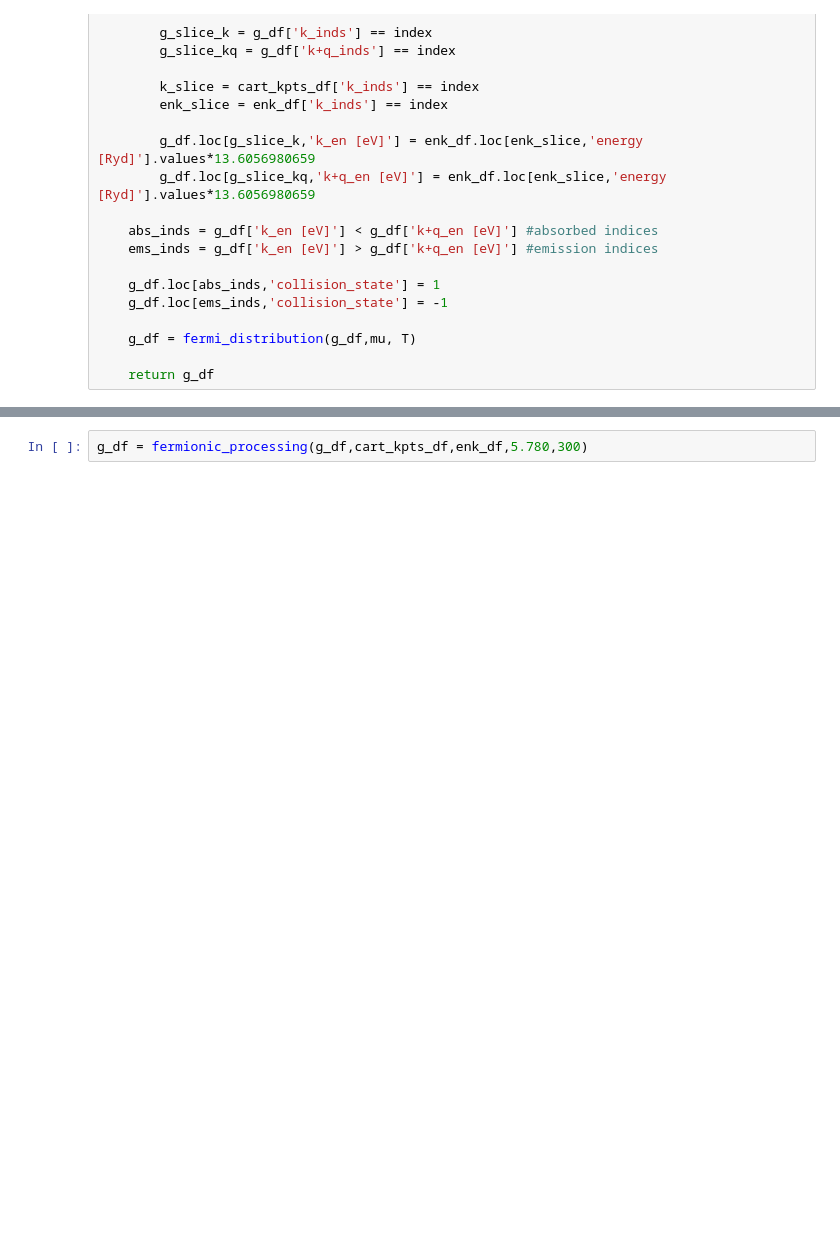
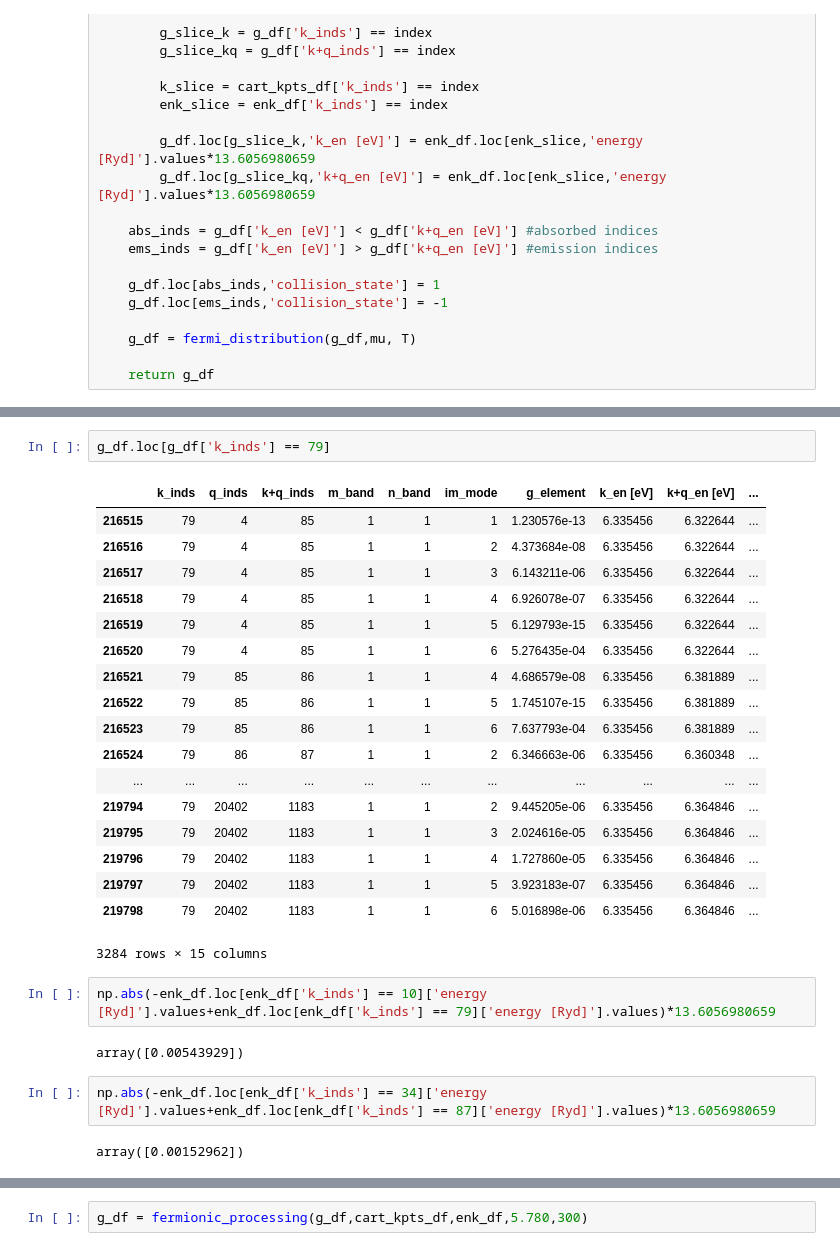
Before and after one commit to alexanderychoi/linear_boltzmann, a Jupyter notebook: data_processing_4_19.ipynb, the cells around one changed output, grey strips where cells are left out. Saved outputs shown, nothing was run; the diff lists cells and outputs as text; blank space fills up the shorter version.

```diff
--- a/data_processing_4_19.ipynb
+++ b/data_processing_4_19.ipynb
@@ -709,0 +820,29 @@ def fermionic_processing(g_df,cart_kpts_df,enk_df,mu,T):
+# %%
+g_df.loc[g_df['k_inds'] == 79]
+# %% [output]
+|  | k_inds | q_inds | k+q_inds | m_band | n_band | im_mode | g_element | k_en [eV] | k+q_en [eV] | ... |
+| 216515 | 79 | 4 | 85 | 1 | 1 | 1 | 1.230576e-13 | 6.335456 | 6.322644 | ... |
+| 216516 | 79 | 4 | 85 | 1 | 1 | 2 | 4.373684e-08 | 6.335456 | 6.322644 | ... |
+| 216517 | 79 | 4 | 85 | 1 | 1 | 3 | 6.143211e-06 | 6.335456 | 6.322644 | ... |
+| 216518 | 79 | 4 | 85 | 1 | 1 | 4 | 6.926078e-07 | 6.335456 | 6.322644 | ... |
+| 216519 | 79 | 4 | 85 | 1 | 1 | 5 | 6.129793e-15 | 6.335456 | 6.322644 | ... |
+| 216520 | 79 | 4 | 85 | 1 | 1 | 6 | 5.276435e-04 | 6.335456 | 6.322644 | ... |
+| 216521 | 79 | 85 | 86 | 1 | 1 | 4 | 4.686579e-08 | 6.335456 | 6.381889 | ... |
+| 216522 | 79 | 85 | 86 | 1 | 1 | 5 | 1.745107e-15 | 6.335456 | 6.381889 | ... |
+| 216523 | 79 | 85 | 86 | 1 | 1 | 6 | 7.637793e-04 | 6.335456 | 6.381889 | ... |
+| 216524 | 79 | 86 | 87 | 1 | 1 | 2 | 6.346663e-06 | 6.335456 | 6.360348 | ... |
+| ... | ... | ... | ... | ... | ... | ... | ... | ... | ... | ... |
+| 219794 | 79 | 20402 | 1183 | 1 | 1 | 2 | 9.445205e-06 | 6.335456 | 6.364846 | ... |
+| 219795 | 79 | 20402 | 1183 | 1 | 1 | 3 | 2.024616e-05 | 6.335456 | 6.364846 | ... |
+| 219796 | 79 | 20402 | 1183 | 1 | 1 | 4 | 1.727860e-05 | 6.335456 | 6.364846 | ... |
+| 219797 | 79 | 20402 | 1183 | 1 | 1 | 5 | 3.923183e-07 | 6.335456 | 6.364846 | ... |
+| 219798 | 79 | 20402 | 1183 | 1 | 1 | 6 | 5.016898e-06 | 6.335456 | 6.364846 | ... |
+3284 rows × 15 columns
+# %%
+np.abs(-enk_df.loc[enk_df['k_inds'] == 10]['energy [Ryd]'].values+enk_df.loc[enk_df['k_inds'] == 79]['energy [Ryd]'].values)*13.6056980659
+# %% [output]
+array([0.00543929])
+# %%
+np.abs(-enk_df.loc[enk_df['k_inds'] == 34]['energy [Ryd]'].values+enk_df.loc[enk_df['k_inds'] == 87]['energy [Ryd]'].values)*13.6056980659
+# %% [output]
+array([0.00152962])
```
Also changed, not shown: parts of 19 cells of this notebook.
